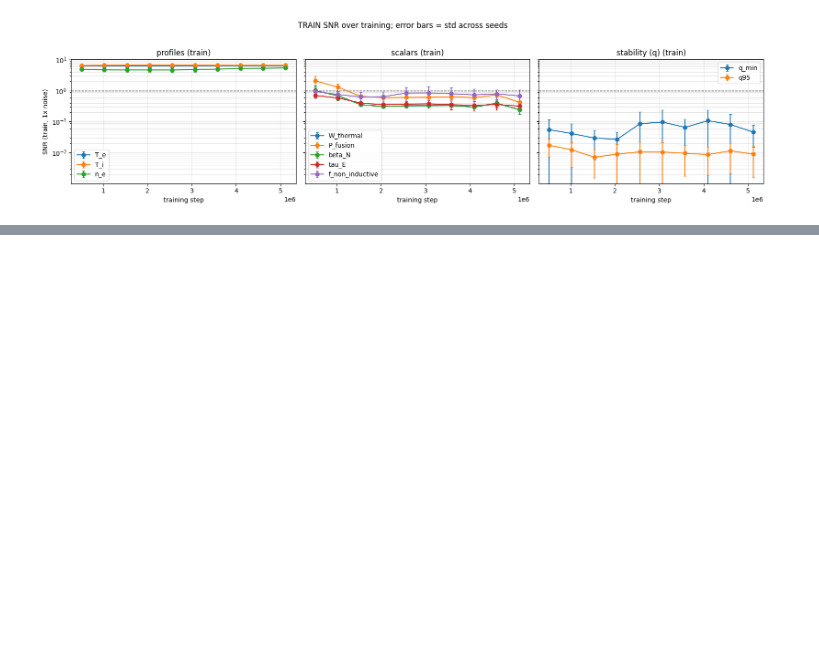
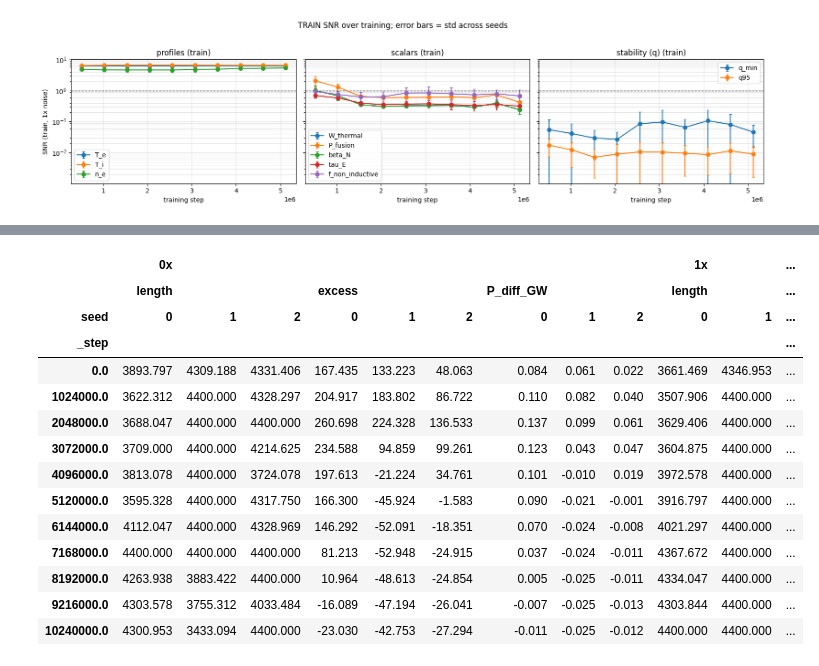
Before and after one commit to davcoope/plasmax, a Jupyter notebook: experiments/studies/dc_noise_multiplier_results.ipynb, the cells around one changed output, grey strips where cells are left out. Drawn from its saved outputs; the diff is of its cells as text; code cells hidden in the pictures; blank space fills up the shorter version.

```diff
--- a/experiments/studies/dc_noise_multiplier_results.ipynb
+++ b/experiments/studies/dc_noise_multiplier_results.ipynb
@@ -181,0 +190,42 @@ plot_snr(snr_train, "obs_train", "train", "snr_over_training_train")
+# %%
+SQ_PROJECT = "plasmax-squareplus"
+SQ_RUNS = {0: "eie5yotw", 1: "3ari4pty"}  # squareplus reward, 10.24M steps
+SEEDS = range(3)
+RL = ["evaluation/return_mean", "evaluation/episode_length_mean"]
+
+def history(project, rid, nm, keys):
+    r = api.run(f"{ENTITY}/{project}/{rid}")
+    assert find(r.config, "noise_multiplier") == nm, (nm, rid)
+    return r.history(samples=10000, keys=keys, pandas=True).set_index("_step")
+
+def per_seed(nm):
+    h = history(SQ_PROJECT, SQ_RUNS[nm], nm, [f"seeds/{s}/{k}" for s in SEEDS for k in RL])
+    d = pd.concat({s: pd.DataFrame({"return": h[f"seeds/{s}/{RL[0]}"], "length": h[f"seeds/{s}/{RL[1]}"]})
+                   for s in SEEDS}, names=["seed"])
+    d["excess"] = d["return"] - d["length"]
+    rbar = d["return"] / d["length"]
+    d["P_diff_GW"] = rbar - 1 / rbar  # exact squareplus inverse, assuming constant P_diff
+    return d
+
+sq = {nm: per_seed(nm) for nm in SQ_RUNS}
+# Old runs only logged seed-averaged metrics; old reward was raw P_diff in GW per step.
+old = {nm: history(PROJECT, VISIBLE[nm], nm, RL) for nm in SQ_RUNS}
+old_pdiff = {nm: h[RL[0]] / h[RL[1]] for nm, h in old.items()}
+
+pd.concat({f"{nm:g}x": d[["length", "excess", "P_diff_GW"]].unstack("seed") for nm, d in sq.items()}, axis=1).round(3)
+# %% [output]
+|  | 0x |  |  |  |  |  |  |  |  | 1x |  | ... |
+|  | length |  |  | excess |  |  | P_diff_GW |  |  | length |  | ... |
+| seed | 0 | 1 | 2 | 0 | 1 | 2 | 0 | 1 | 2 | 0 | 1 | ... |
+| _step |  |  |  |  |  |  |  |  |  |  |  | ... |
+| 0.0 | 3893.797 | 4309.188 | 4331.406 | 167.435 | 133.223 | 48.063 | 0.084 | 0.061 | 0.022 | 3661.469 | 4346.953 | ... |
+| 1024000.0 | 3622.312 | 4400.000 | 4328.297 | 204.917 | 183.802 | 86.722 | 0.110 | 0.082 | 0.040 | 3507.906 | 4400.000 | ... |
+| 2048000.0 | 3688.047 | 4400.000 | 4400.000 | 260.698 | 224.328 | 136.533 | 0.137 | 0.099 | 0.061 | 3629.406 | 4400.000 | ... |
+| 3072000.0 | 3709.000 | 4400.000 | 4214.625 | 234.588 | 94.859 | 99.261 | 0.123 | 0.043 | 0.047 | 3604.875 | 4400.000 | ... |
+| 4096000.0 | 3813.078 | 4400.000 | 3724.078 | 197.613 | -21.224 | 34.761 | 0.101 | -0.010 | 0.019 | 3972.578 | 4400.000 | ... |
+| 5120000.0 | 3595.328 | 4400.000 | 4317.750 | 166.300 | -45.924 | -1.583 | 0.090 | -0.021 | -0.001 | 3916.797 | 4400.000 | ... |
+| 6144000.0 | 4112.047 | 4400.000 | 4328.969 | 146.292 | -52.091 | -18.351 | 0.070 | -0.024 | -0.008 | 4021.297 | 4400.000 | ... |
+| 7168000.0 | 4400.000 | 4400.000 | 4400.000 | 81.213 | -52.948 | -24.915 | 0.037 | -0.024 | -0.011 | 4367.672 | 4400.000 | ... |
+| 8192000.0 | 4263.938 | 3883.422 | 4400.000 | 10.964 | -48.613 | -24.854 | 0.005 | -0.025 | -0.011 | 4334.047 | 4400.000 | ... |
+| 9216000.0 | 4303.578 | 3755.312 | 4033.484 | -16.089 | -47.194 | -26.041 | -0.007 | -0.025 | -0.013 | 4303.844 | 4400.000 | ... |
+| 10240000.0 | 4300.953 | 3433.094 | 4400.000 | -23.030 | -42.753 | -27.294 | -0.011 | -0.025 | -0.012 | 4400.000 | 4400.000 | ... |
```
Also changed, not shown: parts of 3 cells of this notebook.
